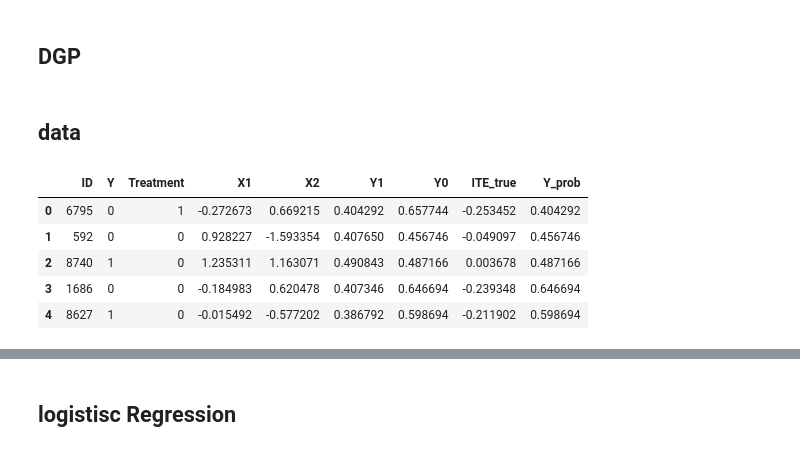
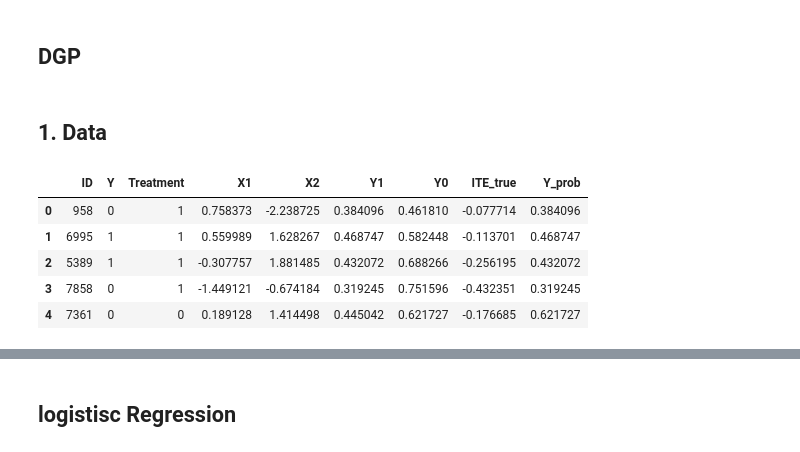
Before and after one commit to buehlpa/Individualized-Treatment-Effect, a Jupyter notebook: ite.ipynb, the cells around one changed output, grey strips where cells are left out. Saved outputs shown, nothing was run; the diff lists cells and outputs as text; code cells hidden in the pictures.

```diff
--- a/ite.ipynb
+++ b/ite.ipynb
@@ -103,13 +68,13 @@ def plot_estimated_vs_true_ite_colored(df_result, title_suffix=''):
 # %% [markdown]
-## data
+## 1. Data
 # %%
 df = dgp_simulation(n_obs=10000)
-df_train, df_val, df_test = split_train_val_test(df)
+df_train, df_val, df_calib, df_test = split_train_val_calib_test(df)
 df_train.head(5)
 # %% [output]
 |  | ID | Y | Treatment | X1 | X2 | Y1 | Y0 | ITE_true | Y_prob |
-| 0 | 6795 | 0 | 1 | -0.272673 | 0.669215 | 0.404292 | 0.657744 | -0.253452 | 0.404292 |
-| 1 | 592 | 0 | 0 | 0.928227 | -1.593354 | 0.407650 | 0.456746 | -0.049097 | 0.456746 |
-| 2 | 8740 | 1 | 0 | 1.235311 | 1.163071 | 0.490843 | 0.487166 | 0.003678 | 0.487166 |
-| 3 | 1686 | 0 | 0 | -0.184983 | 0.620478 | 0.407346 | 0.646694 | -0.239348 | 0.646694 |
-| 4 | 8627 | 1 | 0 | -0.015492 | -0.577202 | 0.386792 | 0.598694 | -0.211902 | 0.598694 |
+| 0 | 958 | 0 | 1 | 0.758373 | -2.238725 | 0.384096 | 0.461810 | -0.077714 | 0.384096 |
+| 1 | 6995 | 1 | 1 | 0.559989 | 1.628267 | 0.468747 | 0.582448 | -0.113701 | 0.468747 |
+| 2 | 5389 | 1 | 1 | -0.307757 | 1.881485 | 0.432072 | 0.688266 | -0.256195 | 0.432072 |
+| 3 | 7858 | 0 | 1 | -1.449121 | -0.674184 | 0.319245 | 0.751596 | -0.432351 | 0.319245 |
+| 4 | 7361 | 0 | 0 | 0.189128 | 1.414498 | 0.445042 | 0.621727 | -0.176685 | 0.621727 |
```
Also changed, not shown: parts of 15 cells of this notebook, 4 other files.
